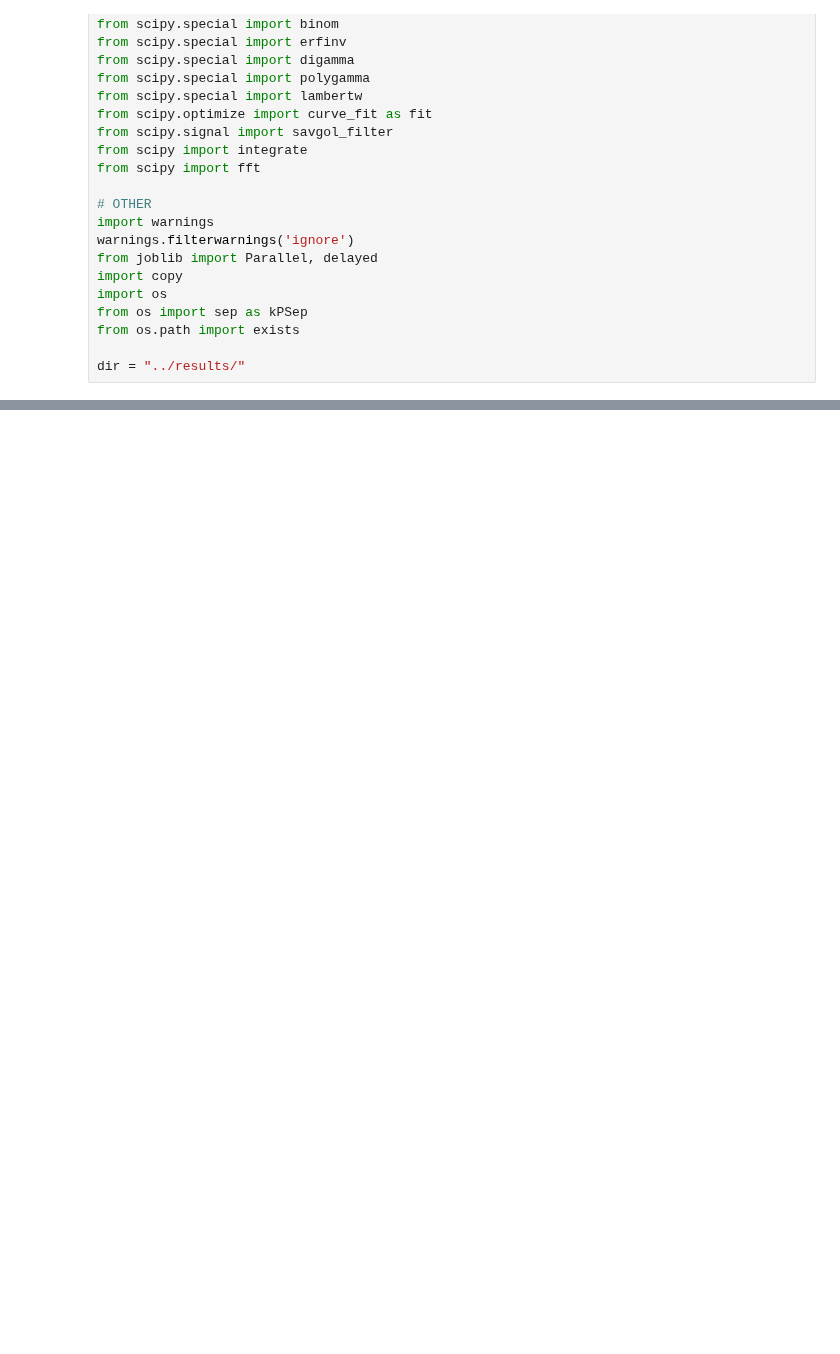
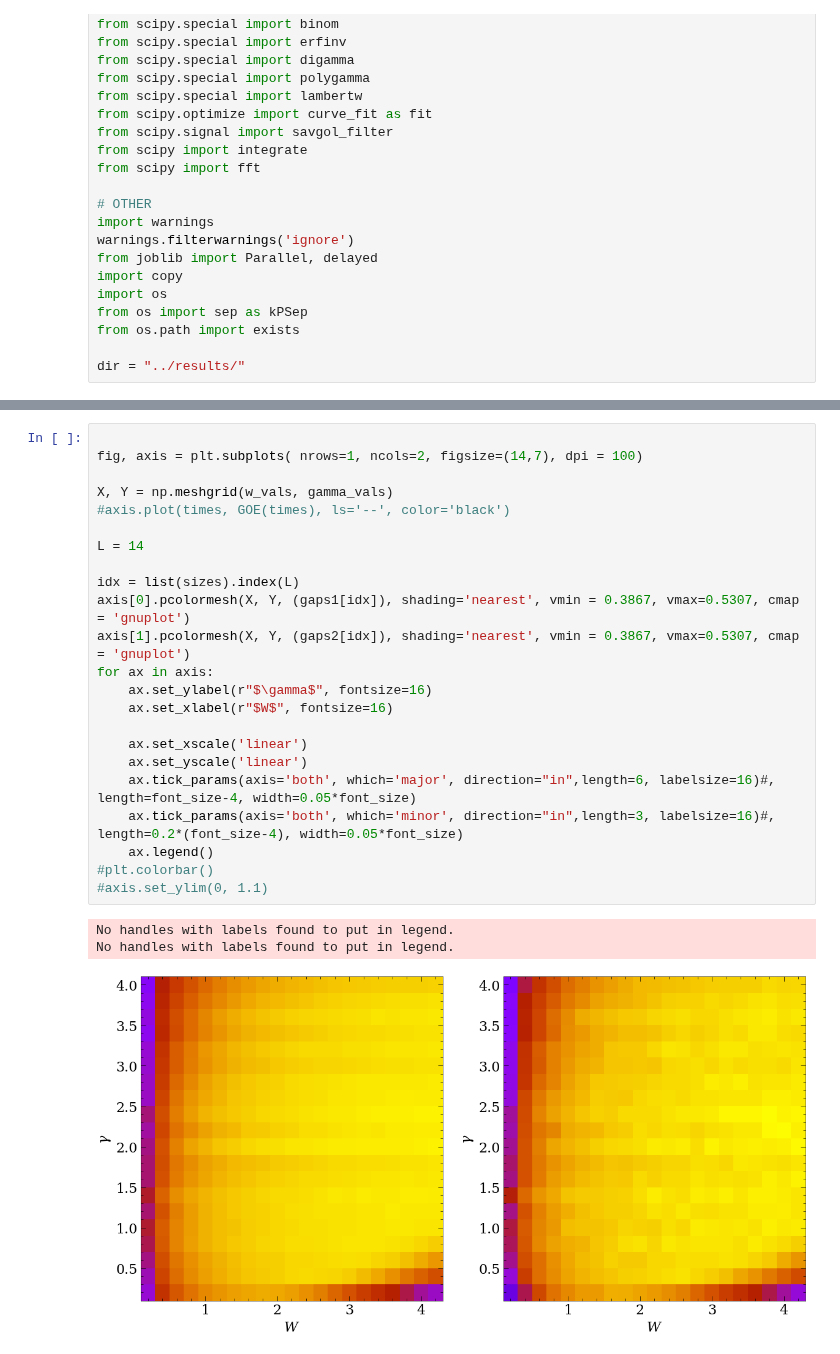
Before and after one commit to Rafal-Swietek/QHamSolver, a Jupyter notebook: QuantumSun/Jupyter_Python/sff_analysis.ipynb, the cells around one changed output, grey strips where cells are left out. Saved outputs shown, nothing was run; the diff lists cells and outputs as text; blank space fills up the shorter version.

```diff
--- a/QuantumSun/Jupyter_Python/sff_analysis.ipynb
+++ b/QuantumSun/Jupyter_Python/sff_analysis.ipynb
@@ -211,0 +322,27 @@ for ax in axis:
+# %%
+
+fig, axis = plt.subplots( nrows=1, ncols=2, figsize=(14,7), dpi = 100)
+
+X, Y = np.meshgrid(w_vals, gamma_vals)
+#axis.plot(times, GOE(times), ls='--', color='black')
+
+L = 14
+
+idx = list(sizes).index(L)
+axis[0].pcolormesh(X, Y, (gaps1[idx]), shading='nearest', vmin = 0.3867, vmax=0.5307, cmap = 'gnuplot')
+axis[1].pcolormesh(X, Y, (gaps2[idx]), shading='nearest', vmin = 0.3867, vmax=0.5307, cmap = 'gnuplot')
+for ax in axis:
+    ax.set_ylabel(r"$\gamma$", fontsize=16)
+    ax.set_xlabel(r"$W$", fontsize=16)
+
+    ax.set_xscale('linear')
+    ax.set_yscale('linear')
+    ax.tick_params(axis='both', which='major', direction="in",length=6, labelsize=16)#, length=font_size-4, width=0.05*font_size)
+    ax.tick_params(axis='both', which='minor', direction="in",length=3, labelsize=16)#, length=0.2*(font_size-4), width=0.05*font_size)
+    ax.legend()
+#plt.colorbar()
+#axis.set_ylim(0, 1.1)
+# %% [output]
+No handles with labels found to put in legend.
+No handles with labels found to put in legend.
+[figure, added]
```
Also changed, not shown: parts of 4 cells of this notebook, 15 other files.
